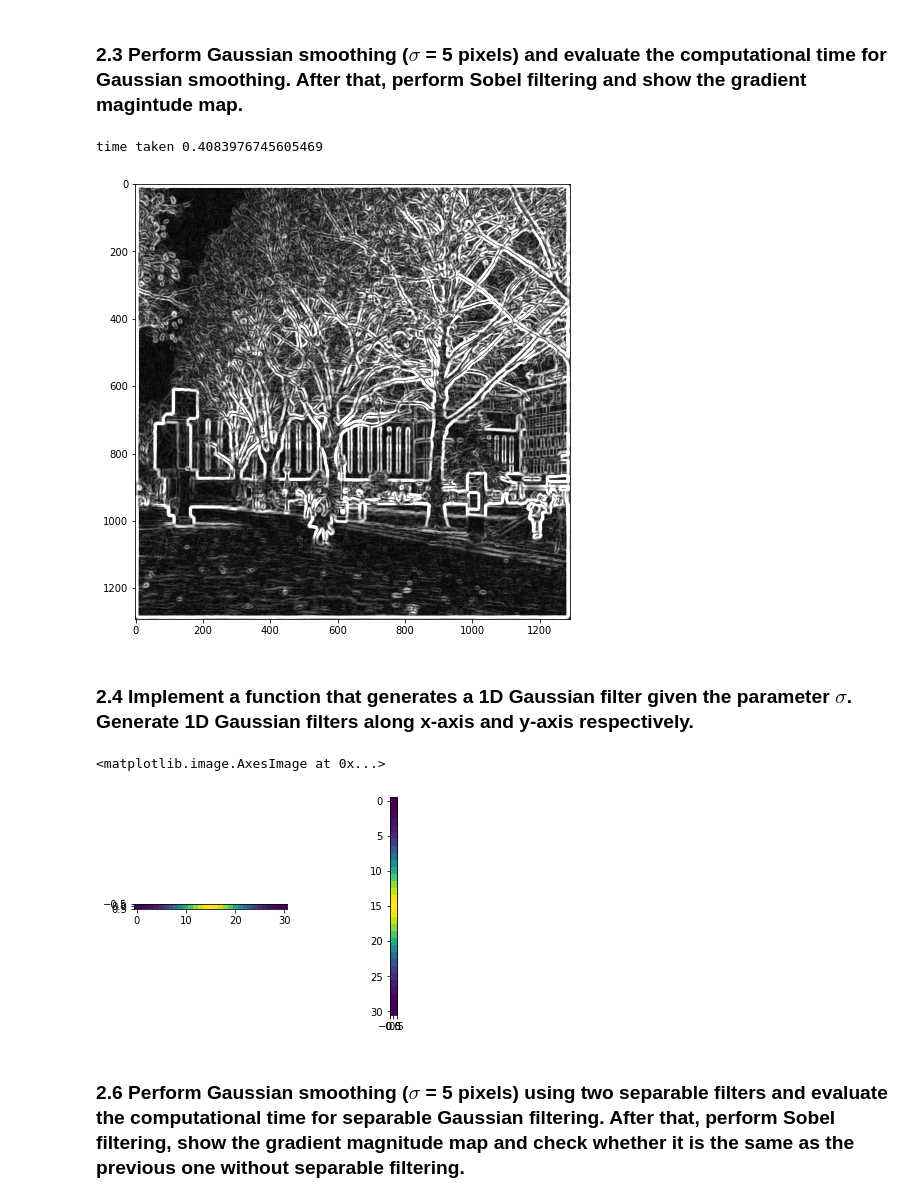
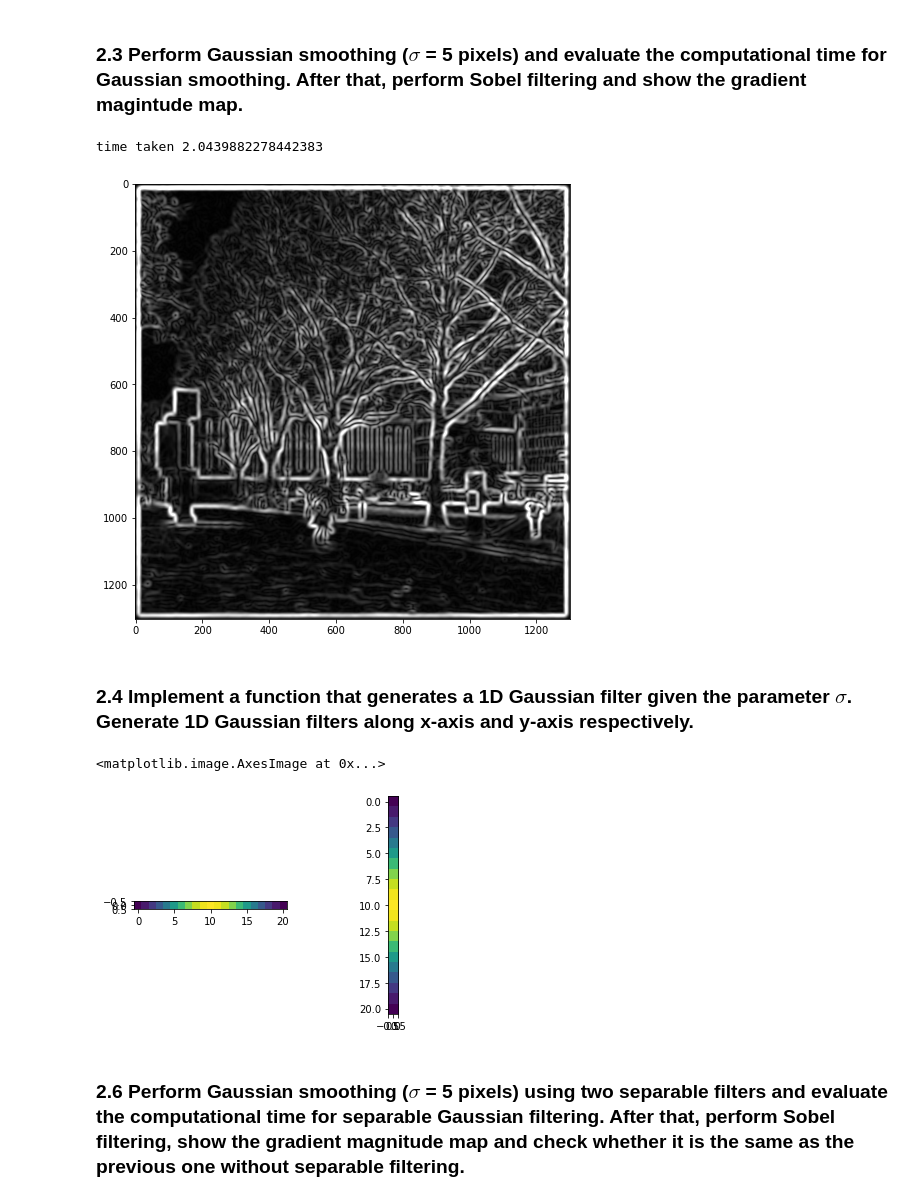
Before and after one commit to Shaanukstar123/Computer-Vision-CW1-Image-Filtering, a Jupyter notebook: coursework_01/coursework_01.ipynb, the cells around one changed output. Drawn from its saved outputs; the diff is of its cells as text; code cells hidden in the pictures.

```diff
--- a/coursework_01/coursework_01.ipynb
+++ b/coursework_01/coursework_01.ipynb
@@ -165,8 +165,7 @@ def gaussian_filter_2d(sigma):
 
     ### Insert your code ###
     const = 1/(2*np.pi*(np.square(sigma)))
-    k = 3
-    size = (2*k*sigma)+1
+    size = int(2*k*sigma)+1
     centre = (size-1)/2 #assuming kernel size is odd
     h = np.zeros((size,size))
     for i in range(size):
@@ -179,6 +178,7 @@ def gaussian_filter_2d(sigma):
     return h
 
 # Visualise the Gaussian filter when sigma = 5 pixel (provided)
+k = 1.4 #Optimal value is 3 but lower value used due to memory errors in question 3
 sigma = 5
 h = gaussian_filter_2d(sigma)
 plt.imshow(h)
@@ -209,48 +209,47 @@ grad_mag = np.sqrt(np.square(image_x) + np.square(image_y))
 plt.imshow(grad_mag, cmap='gray', vmin=0, vmax=100)
 plt.gcf().set_size_inches(8, 8)
 # %% [output]
-time taken 0.4083976745605469
+time taken 2.0439882278442383
-[figure, old version]
+[figure, new version]
 # %% [markdown]
 ### 2.4 Implement a function that generates a 1D Gaussian filter given the parameter $\sigma$. Generate 1D Gaussian filters along x-axis and y-axis respectively.
 # %%
 # Design the Gaussian filter
 def gaussian_filter_1d(sigma):
-    k = 3
-    size = (2*k*sigma)+1
+    size = int(2*k*sigma)+1
     centre = (size-1)/2 #assuming kernel size is odd
     h = np.zeros ((1,size))
     const = 1/(sigma* np.sqrt(2*np.pi))
     for i in range(size):
             x = i- centre
             fraction  = (np.square(x))/(2*(np.square(sigma)))
             h[0,i] = const*(np.exp(-1*fraction))
     # sigma: the parameter sigma in the Gaussian kernel (unit: pixel)
     #
     # return: a 1D array for the Gaussian kernel
 
     ### Insert your code ###
     return h
 
 # sigma = 5 pixel (provided)
 sigma = 5
 
 # The Gaussian filter along x-axis. Its shape is (1, sz).
 ### Insert your code ###
 h_x = gaussian_filter_1d(sigma)
 
 # The Gaussian filter along y-axis. Its shape is (sz, 1).
 ### Insert your code ###
 h_y = np.transpose(h_x)
 
 # Visualise the filters (provided)
 plt.subplot(1, 2, 1)
 plt.imshow(h_x)
 plt.subplot(1, 2, 2)
 plt.imshow(h_y)
 # %% [output]
 <matplotlib.image.AxesImage at 0x...>
-[figure, old version]
+[figure, new version]
 # %% [markdown]
 ### 2.6 Perform Gaussian smoothing ($\sigma$ = 5 pixels) using two separable filters and evaluate the computational time for separable Gaussian filtering. After that, perform Sobel filtering, show the gradient magnitude map and check whether it is the same as the previous one without separable filtering.
 # %%
```
Also changed, not shown: parts of 4 cells of this notebook.
